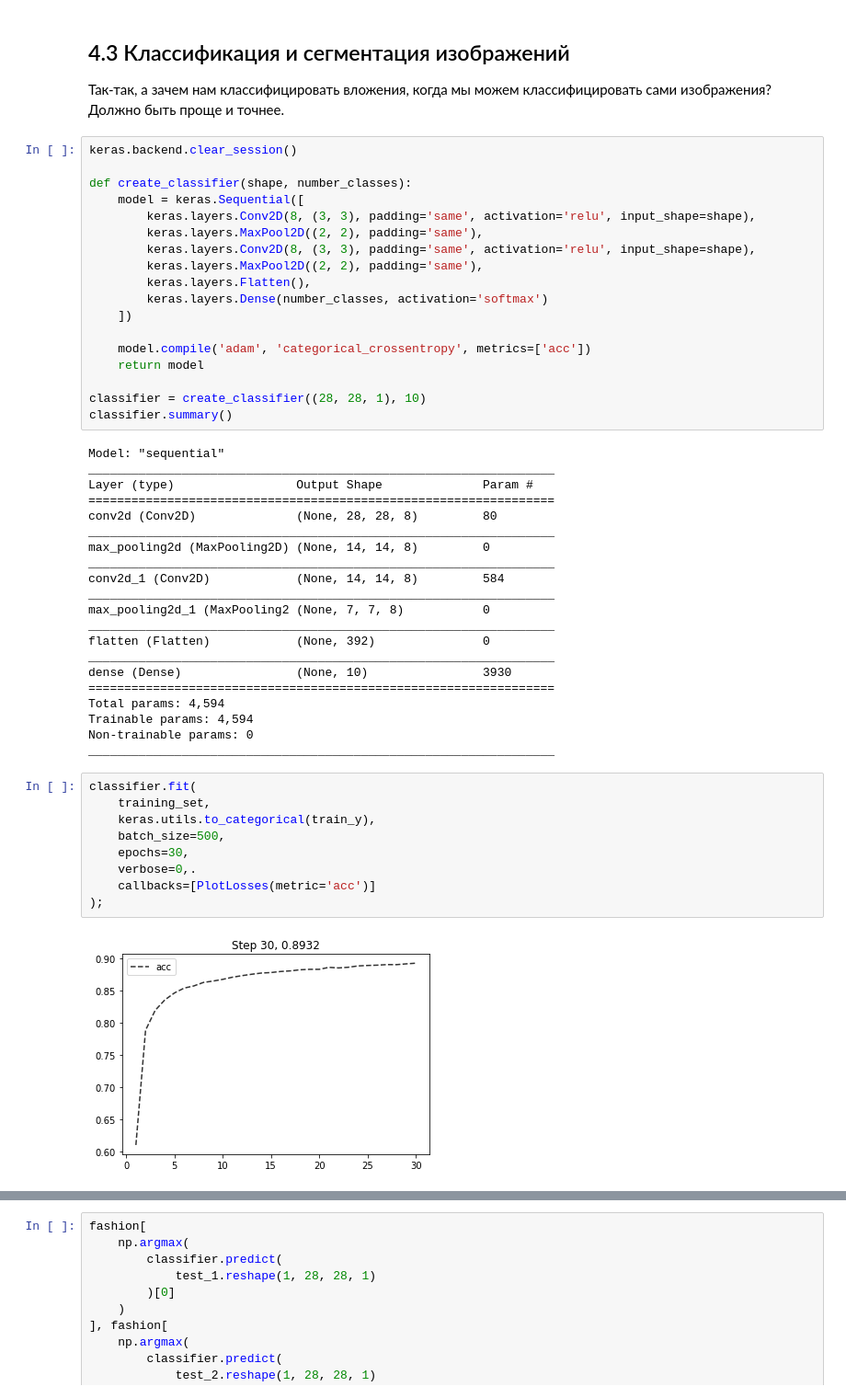
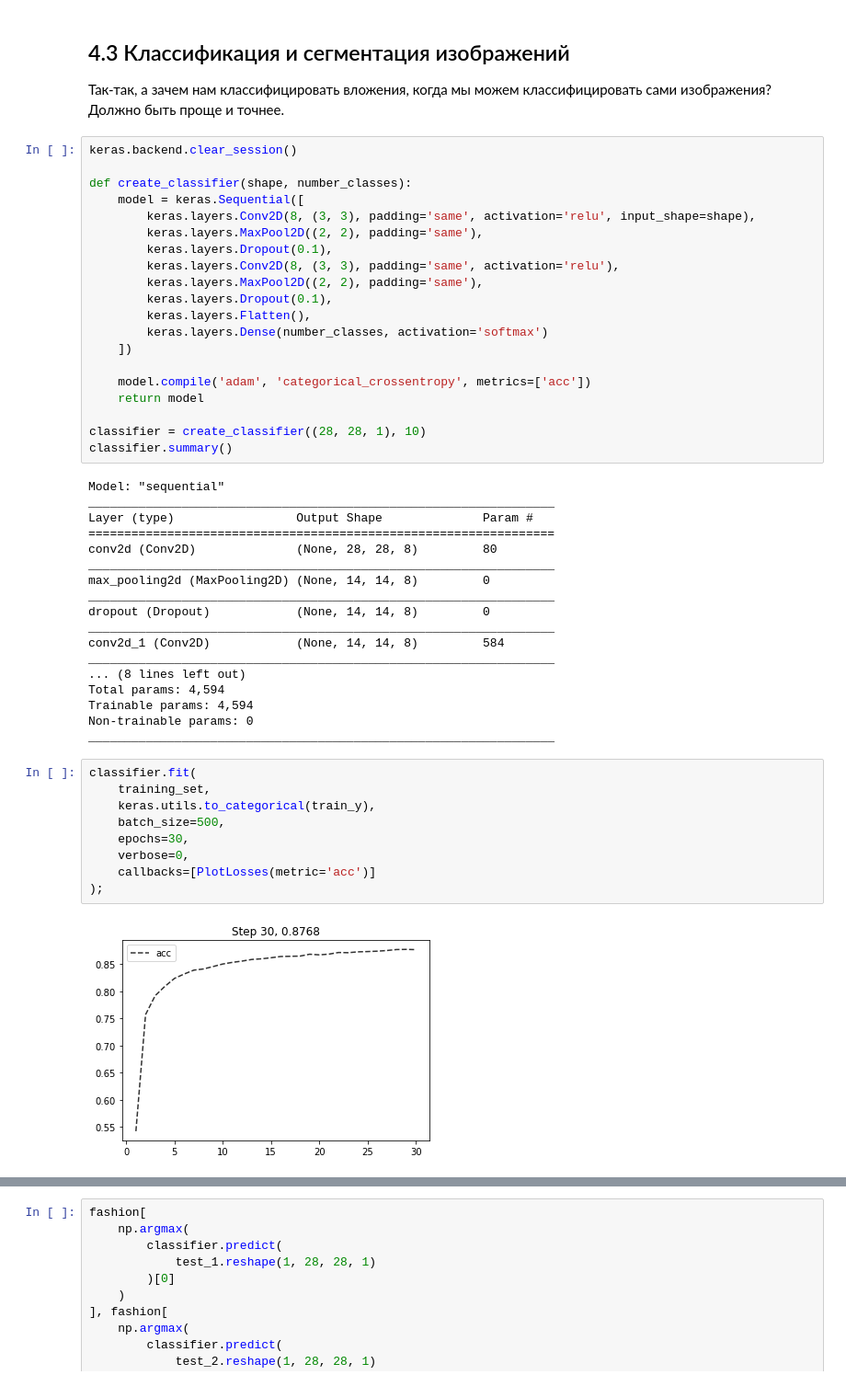
Before and after one commit to timeseries-ru/course, a Jupyter notebook: day_4.ipynb, the cells around one changed output, grey strips where cells are left out. Shown at 92% size. Drawn from its saved outputs; the diff is of its cells as text.

```diff
--- a/day_4.ipynb
+++ b/day_4.ipynb
@@ -547,8 +552,10 @@ def create_classifier(shape, number_classes):
     model = keras.Sequential([
         keras.layers.Conv2D(8, (3, 3), padding='same', activation='relu', input_shape=shape),
         keras.layers.MaxPool2D((2, 2), padding='same'),
-        keras.layers.Conv2D(8, (3, 3), padding='same', activation='relu', input_shape=shape),
+        keras.layers.Dropout(0.1),
+        keras.layers.Conv2D(8, (3, 3), padding='same', activation='relu'),
         keras.layers.MaxPool2D((2, 2), padding='same'),
+        keras.layers.Dropout(0.1),
         keras.layers.Flatten(),
         keras.layers.Dense(number_classes, activation='softmax')
     ])
@@ -567,14 +574,11 @@ conv2d (Conv2D)              (None, 28, 28, 8)         80
 _________________________________________________________________
 max_pooling2d (MaxPooling2D) (None, 14, 14, 8)         0
 _________________________________________________________________
+dropout (Dropout)            (None, 14, 14, 8)         0
+_________________________________________________________________
 conv2d_1 (Conv2D)            (None, 14, 14, 8)         584
 _________________________________________________________________
-max_pooling2d_1 (MaxPooling2 (None, 7, 7, 8)           0
-_________________________________________________________________
-flatten (Flatten)            (None, 392)               0
-_________________________________________________________________
-dense (Dense)                (None, 10)                3930
-=================================================================
+... (8 lines left out)
 Total params: 4,594
 Trainable params: 4,594
 Non-trainable params: 0
@@ -582,14 +586,14 @@ _________________________________________________________________
 # %%
 classifier.fit(
     training_set,
     keras.utils.to_categorical(train_y),
     batch_size=500,
     epochs=30,
-    verbose=0,.
+    verbose=0,
     callbacks=[PlotLosses(metric='acc')]
 );
 # %% [output]
-[figure, old version]
+[figure, new version]
 # %%
 'loss %.2f, accuracy %.2f' % tuple(classifier.evaluate(test_X.reshape(-1, 28, 28, 1), pd.get_dummies(test_y)))
 # %% [output]
```
Also changed, not shown: parts of 17 cells of this notebook, 2 other files.
